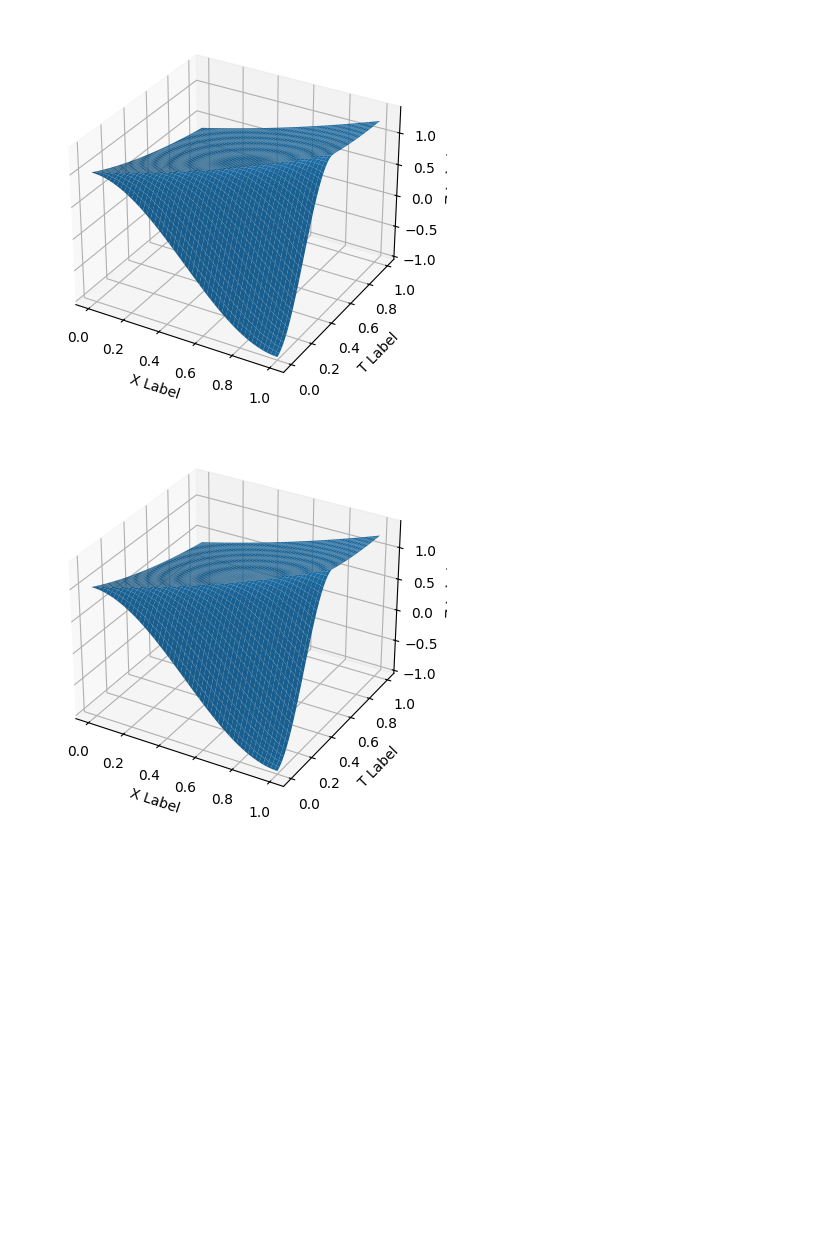
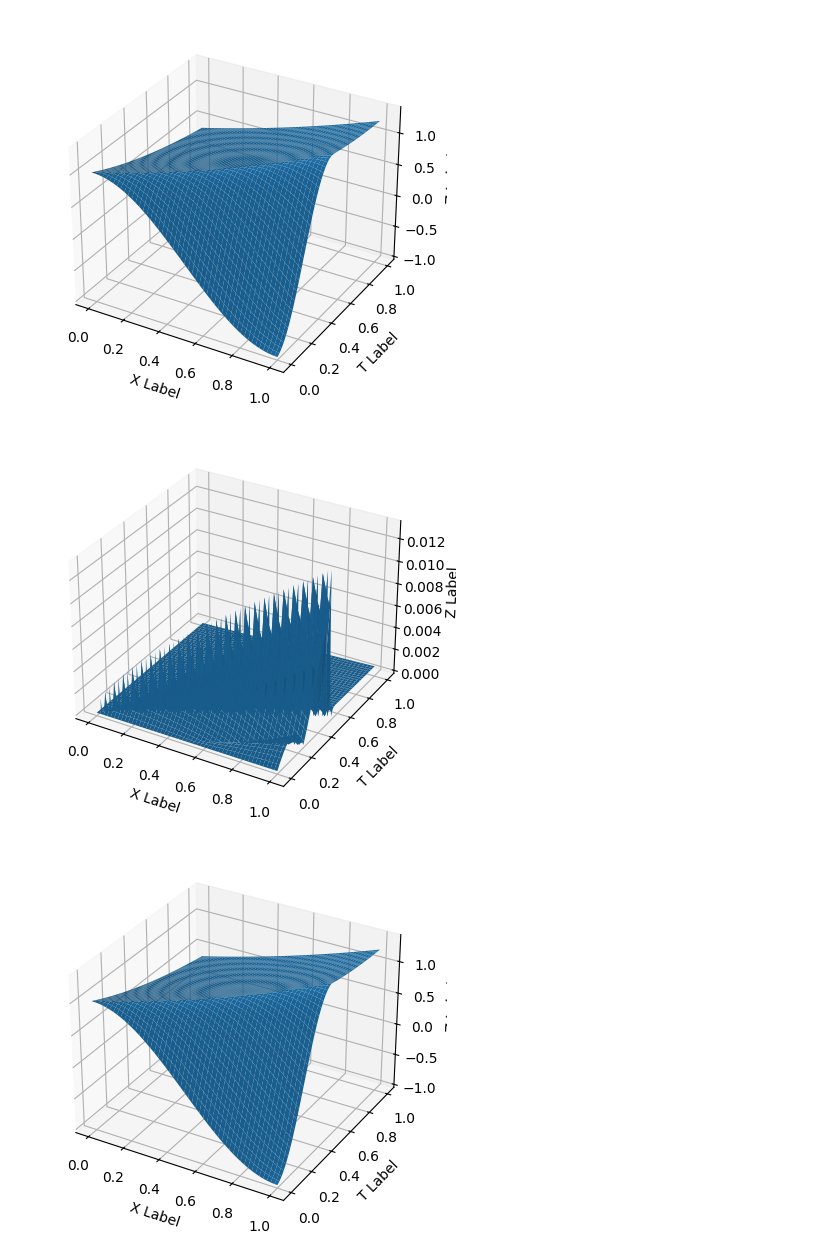
Before and after one commit to NeroMipt/Computational-math, a Jupyter notebook: lab5.ipynb, the cells around one changed output. Saved outputs shown, nothing was run; the diff lists cells and outputs as text; code cells hidden in the pictures; blank space fills up the shorter version.

Commit message:
LAB5_fixed_error_norm

```diff
--- a/lab5.ipynb
+++ b/lab5.ipynb
@@ -55,6 +61,31 @@ ax.set_zlabel('Z Label')
 plt.show()
 # %% [output]
 [figure]
+# %%
+error = np.zeros((K, M))
+an = np.zeros((K, M))
+
+for i in range(K):
+        for j in range(M):
+            an[i][j] = analic(i*tau, j*h)
+            error[i][j] = np.abs(U[i][j] - analic(i*tau, j*h))
+
+fig = plt.figure()
+ax = fig.add_subplot(111, projection='3d')
+x = np.linspace(0.0, 1.0, M)
+t = np.linspace(0.0, 1.0, K)
+X, T = np.meshgrid(x, t)
+
+ax.plot_surface(X, T, error)
+# ax.plot_surface(X, T, U)
+
+ax.set_xlabel('X Label')
+ax.set_ylabel('T Label')
+ax.set_zlabel('Z Label')
+
+plt.show()
+# %% [output]
+[figure, added]
 # %%
 def square():
     Cell = np.zeros((K, M+1))
```
Also changed, not shown: parts of 7 cells of this notebook.
